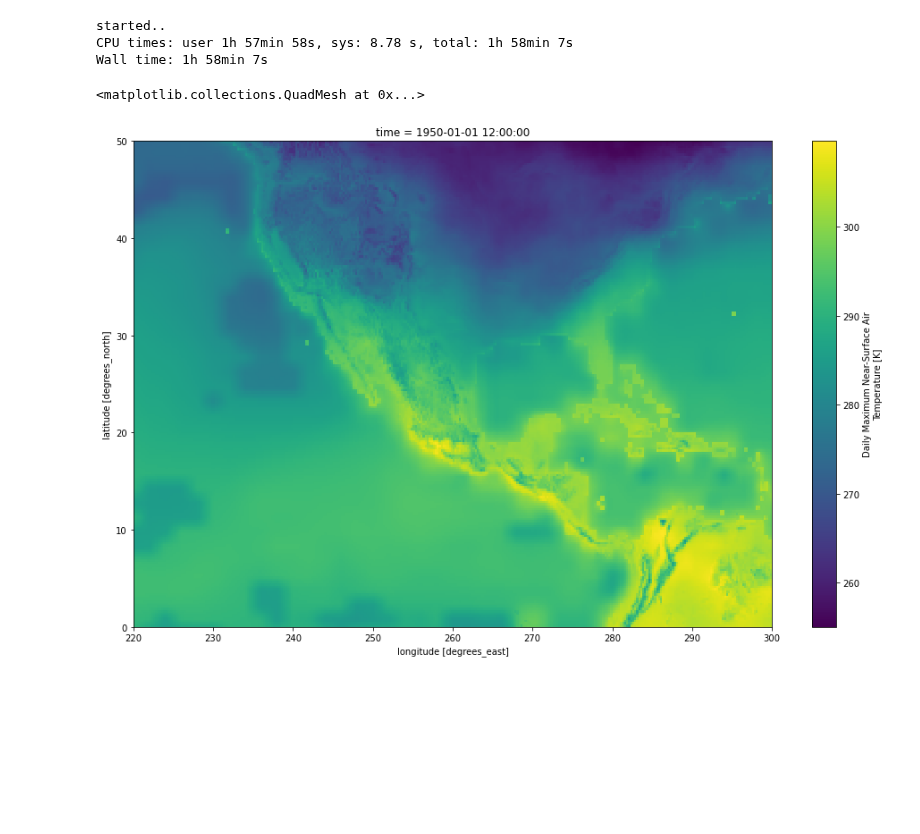
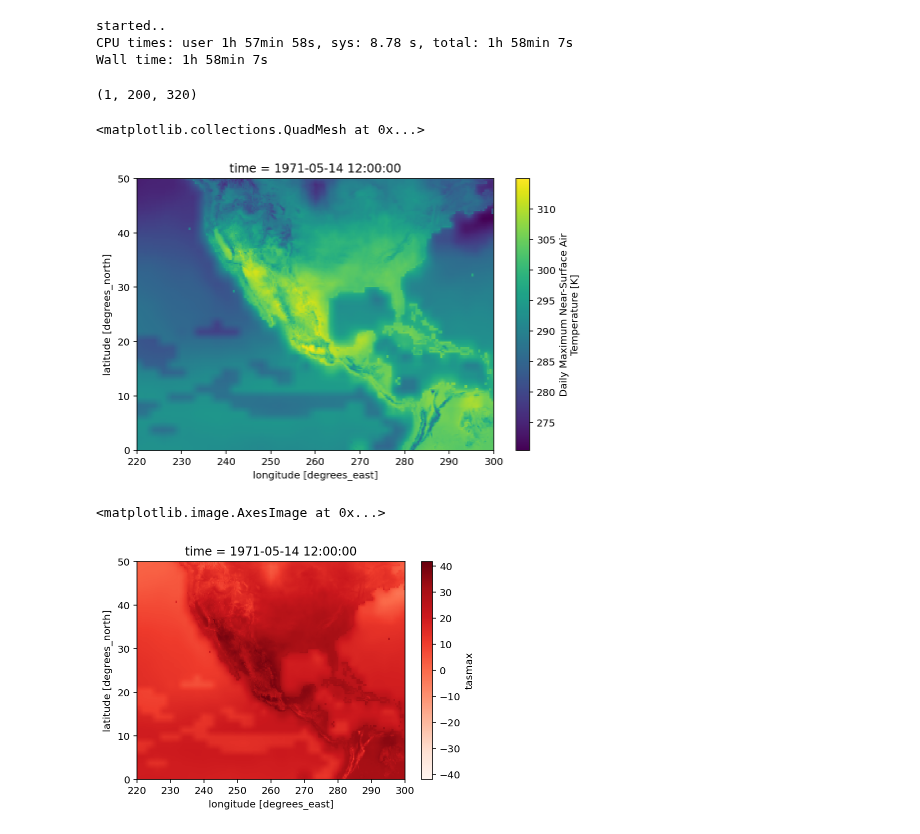
Before and after one commit to KorayKinik/heat-extremes-CMIP6, a Jupyter notebook: koray/Untitled7.ipynb, the cells around one changed output. Cells and saved outputs as stored; diff of their text form; code cells hidden in the pictures; blank space fills up the shorter version.

```diff
--- a/koray/Untitled7.ipynb
+++ b/koray/Untitled7.ipynb
@@ -256,12 +256,28 @@ Wall time: 1h 58min 7s
 # %%
 lat_min = 0
 lat_max = 50
 lon_min = 220
 lon_max = 300
 
 area = dict(lat=slice(lat_min, lat_max), lon=slice(lon_min, lon_max))
 
-ds['tasmax'].sel(**area).sel(time='1950-01-01').plot(figsize=(16,10))
+tasmax = ds['tasmax'].sel(**area).sel(time='1971-05-14')
+
+print(tasmax.values.shape)
+
+tasmax.plot(figsize=(8,5))
 # %% [output]
-<matplotlib.collections.QuadMesh at 0x...>
+(1, 200, 320)
+<matplotlib.collections.QuadMesh at 0x...>
-[figure, old version]
+[figure, new version]
+# %%
+# The numpy array is inverted!
+
+# fig, ax = plt.subplots(1, 1, figsize=(8,5))
+# im = tasmax.values[0,:,:]
+# ax.imshow(im, cmap='Reds', interpolation='none')
+
+(tasmax-273.15).squeeze().plot.imshow(cmap='Reds')
+# %% [output]
+<matplotlib.image.AxesImage at 0x...>
+[figure, added]
```
Also changed, not shown: parts of 1 cell of this notebook, 2 other files.
